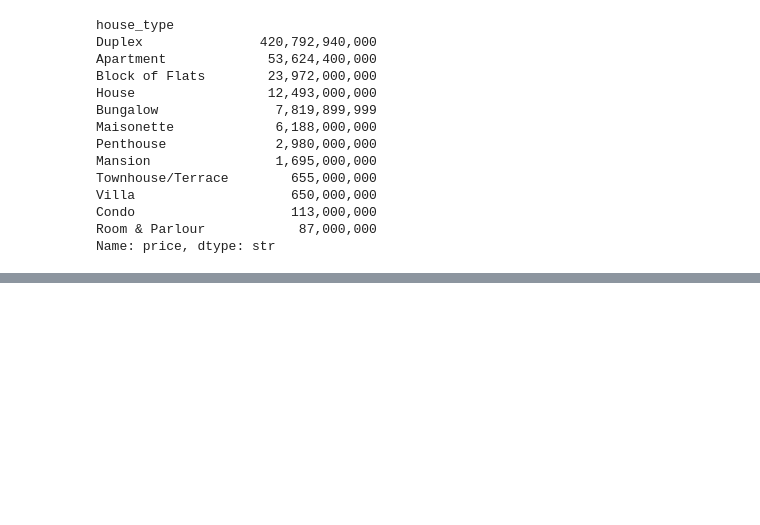
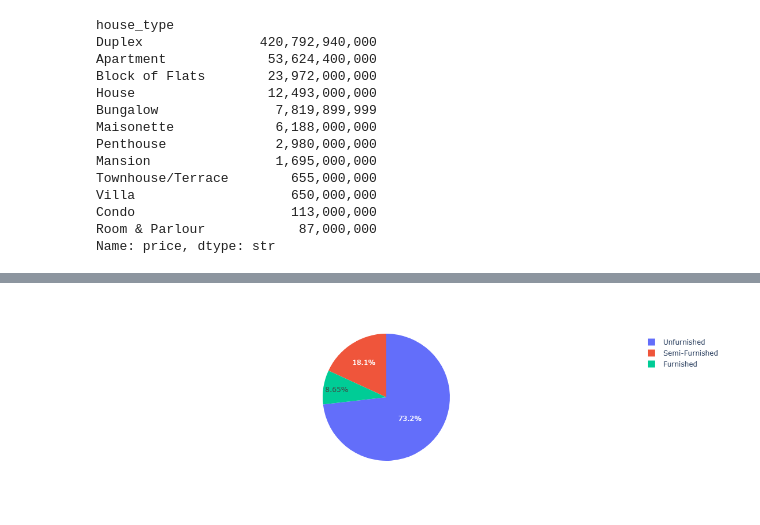
Before and after one commit to Maryam01-coder/jiji_housing_data, a Jupyter notebook: jiji_house_listing_analysis.ipynb, the cells around one changed output, grey strips where cells are left out. Cells and saved outputs as stored; diff of their text form; code cells hidden in the pictures; blank space fills up the shorter version.

```diff
--- a/jiji_house_listing_analysis.ipynb
+++ b/jiji_house_listing_analysis.ipynb
@@ -393,0 +429,10 @@ Name: price, dtype: str
+# %%
+#pie chart
+furnish_count = df["furnishing"].value_counts()
+fig3 = px.pie(
+    values=furnish_count.values,
+    names=furnish_count.index,
+)
+fig3.show()
+# %% [output]
+[figure, added]
```
Also changed, not shown: parts of 7 cells of this notebook, 1 other file.
